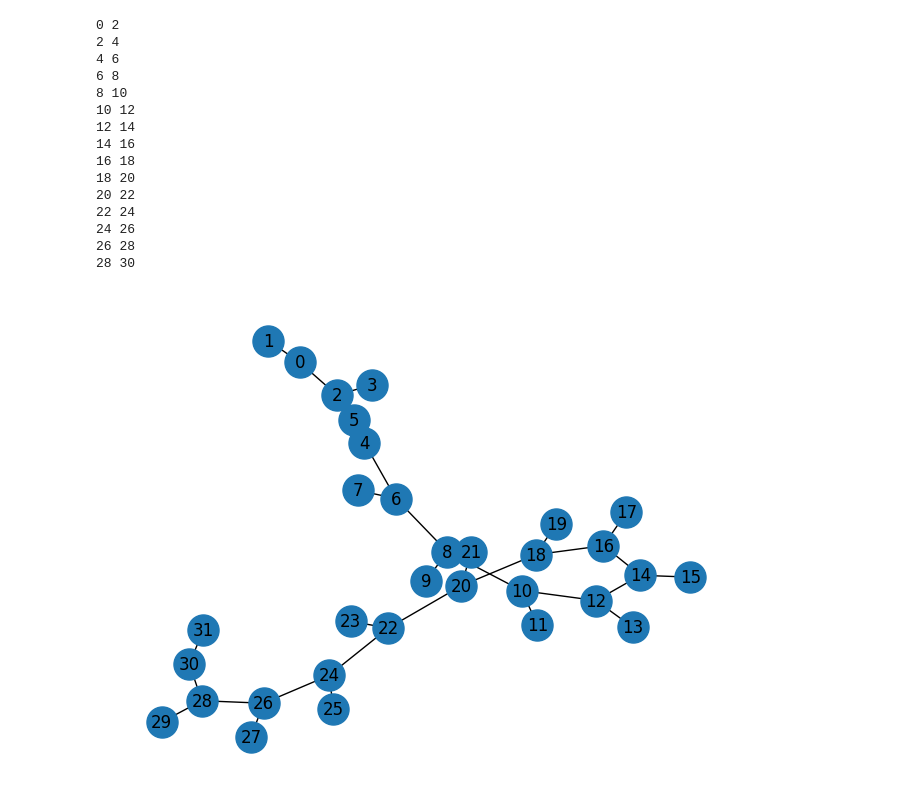
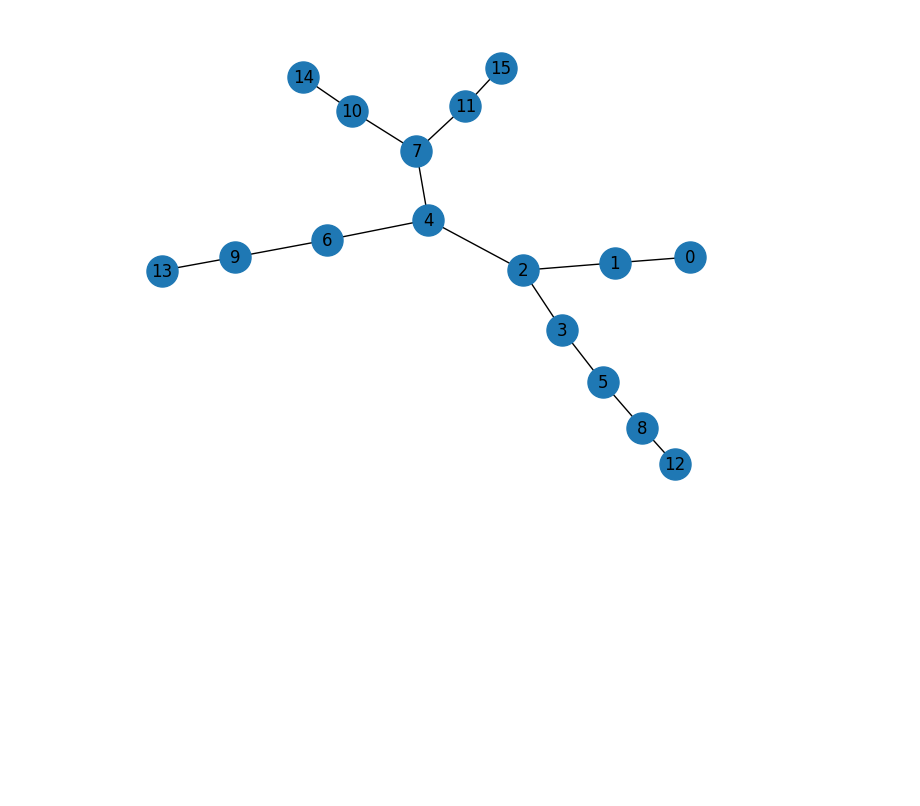
Before and after one commit to DJayalath/gnn-call-stack, a Jupyter notebook: debug.ipynb, the cells around one changed output. Cells and saved outputs as stored; diff of their text form; code cells hidden in the pictures; blank space fills up the shorter version.

Commit message:
Implemented custom graph distribution

```diff
--- a/debug.ipynb
+++ b/debug.ipynb
@@ -36,14 +36,13 @@ def _random_tree(nb_nodes: int, p: float=0.5, directed=True):
   mat = np.zeros((nb_nodes, nb_nodes))
   highest_node = 0
   nodes_queue = collections.deque([0])
-  while nodes_queue:
+  while nodes_queue and highest_node + 1 < nb_nodes:
     i = nodes_queue.pop()
     mat[i, highest_node + 1] = 1
     highest_node += 1
     nodes_queue.appendleft(highest_node)
     if highest_node + 1 < nb_nodes and _rng.uniform() < p:
       mat[i, highest_node + 1] = 1
-      print(i, highest_node + 1)
       highest_node += 1
       nodes_queue.appendleft(highest_node)
 
@@ -78,22 +77,7 @@ def show_graph_with_labels(adjacency_matrix):
             with_labels=True)
     plt.show()
 # %%
-adj = _random_tree(32, 1)
+adj = _random_tree(16, 0.3)
 show_graph_with_labels(adj)
 # %% [output]
-0 2
-2 4
-4 6
-6 8
-8 10
-10 12
-12 14
-14 16
-16 18
-18 20
-20 22
-22 24
-24 26
-26 28
-28 30
-[figure, old version]
+[figure, new version]
```
Also changed, not shown: parts of 3 cells of this notebook, 2 other files.
